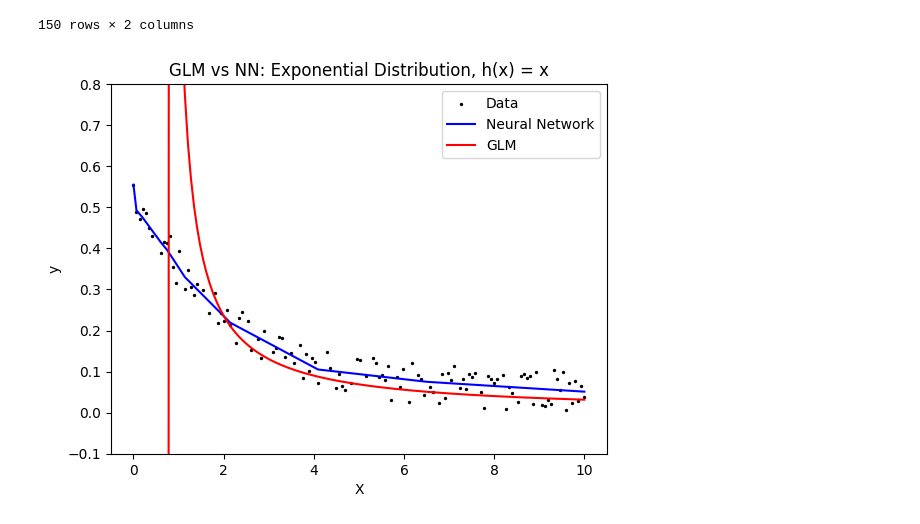
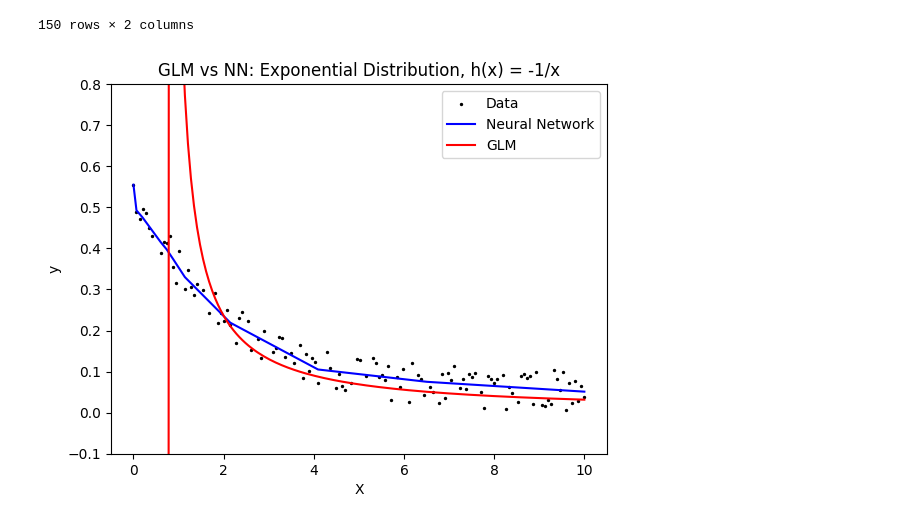
Before and after one commit to kyleosung/Stats_3AT3_Final_Project, a Jupyter notebook: GLM_NN_exp.ipynb, the cells around one changed output. Drawn from its saved outputs; the diff is of its cells as text; code cells hidden in the pictures.

Commit message:
Fix graph titles

```diff
--- a/GLM_NN_exp.ipynb
+++ b/GLM_NN_exp.ipynb
@@ -73,14 +73,14 @@ y_pred_GLM = h_inv(regr.predict(X))
 # %%
 import matplotlib.pyplot as plt
 
 plt.scatter(X_train, y_train, color="black",s=2, label='Data')
 plt.plot(X, y_pred_NN.detach(), color="blue", label='Neural Network')
 plt.plot(X, y_pred_GLM, color='red', label='GLM')
 plt.xlabel("X")
 plt.ylabel("y")
 plt.ylim(-0.1,0.8)
-plt.title(r"GLM vs NN: Exponential Distribution, h(x) = x")
+plt.title(r"GLM vs NN: Exponential Distribution, h(x) = -1/x")
 plt.legend()
 plt.show()
 # %% [output]
-[figure, old version]
+[figure, new version]
```
Also changed, not shown: 1 other file.
